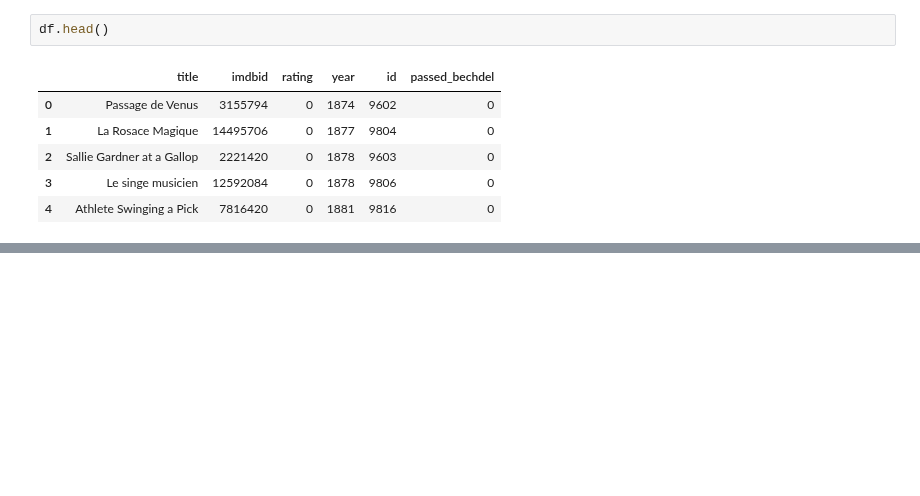
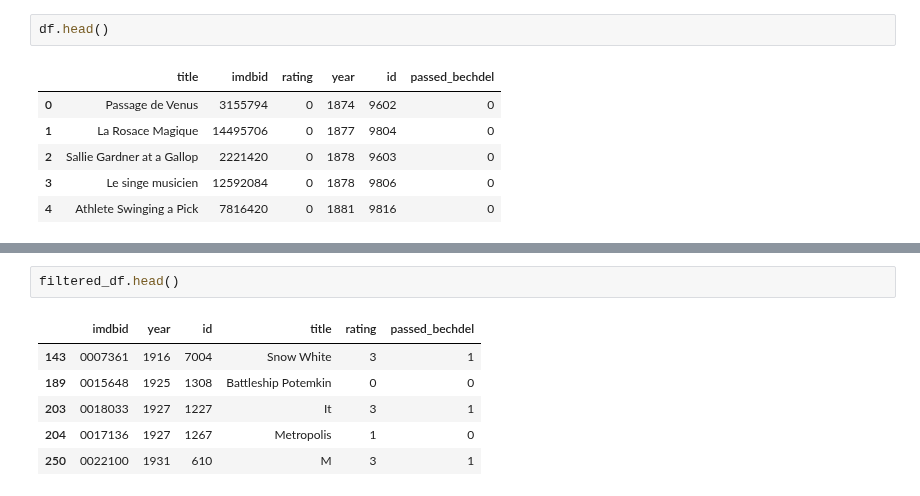
Before and after one commit to sigridbom/NLP_exam, a Jupyter notebook: bechdel_labels.ipynb, the cells around one changed output, grey strips where cells are left out. Drawn from its saved outputs; the diff is of its cells as text; blank space fills up the shorter version.

```diff
--- a/bechdel_labels.ipynb
+++ b/bechdel_labels.ipynb
@@ -158,0 +236,9 @@ Name: title, dtype: object
+# %%
+filtered_df.head()
+# %% [output]
+|  | imdbid | year | id | title | rating | passed_bechdel |
+| 143 | 0007361 | 1916 | 7004 | Snow White | 3 | 1 |
+| 189 | 0015648 | 1925 | 1308 | Battleship Potemkin | 0 | 0 |
+| 203 | 0018033 | 1927 | 1227 | It | 3 | 1 |
+| 204 | 0017136 | 1927 | 1267 | Metropolis | 1 | 0 |
+| 250 | 0022100 | 1931 | 610 | M | 3 | 1 |
```
Also changed, not shown: parts of 31 cells of this notebook, 4 other files.
